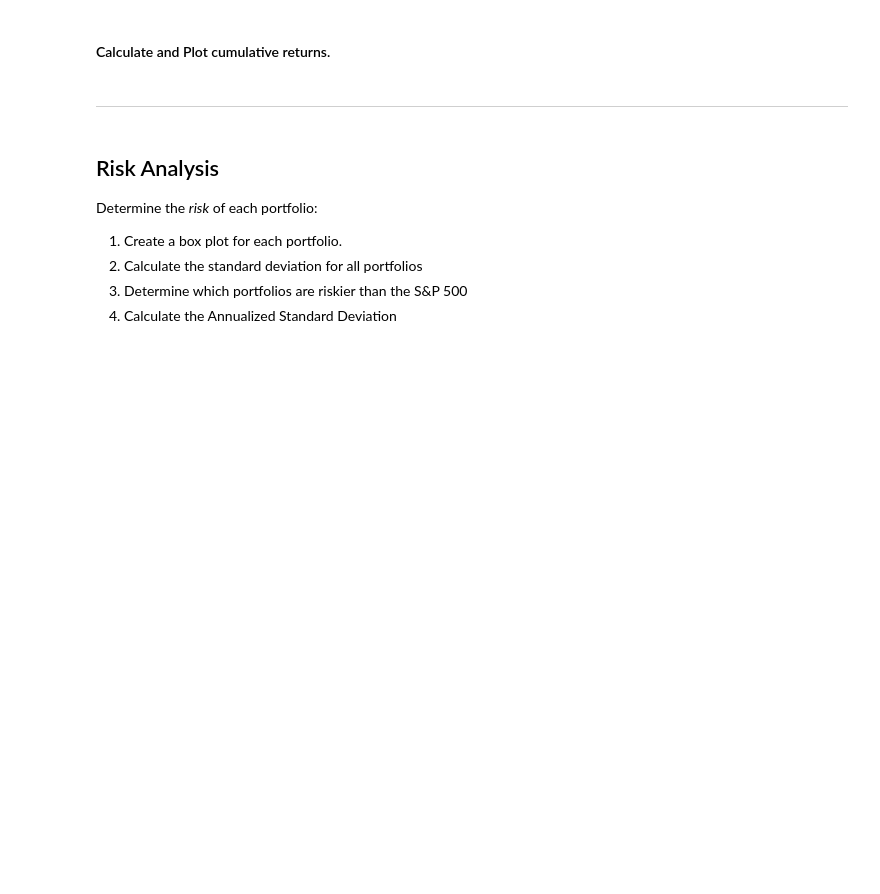
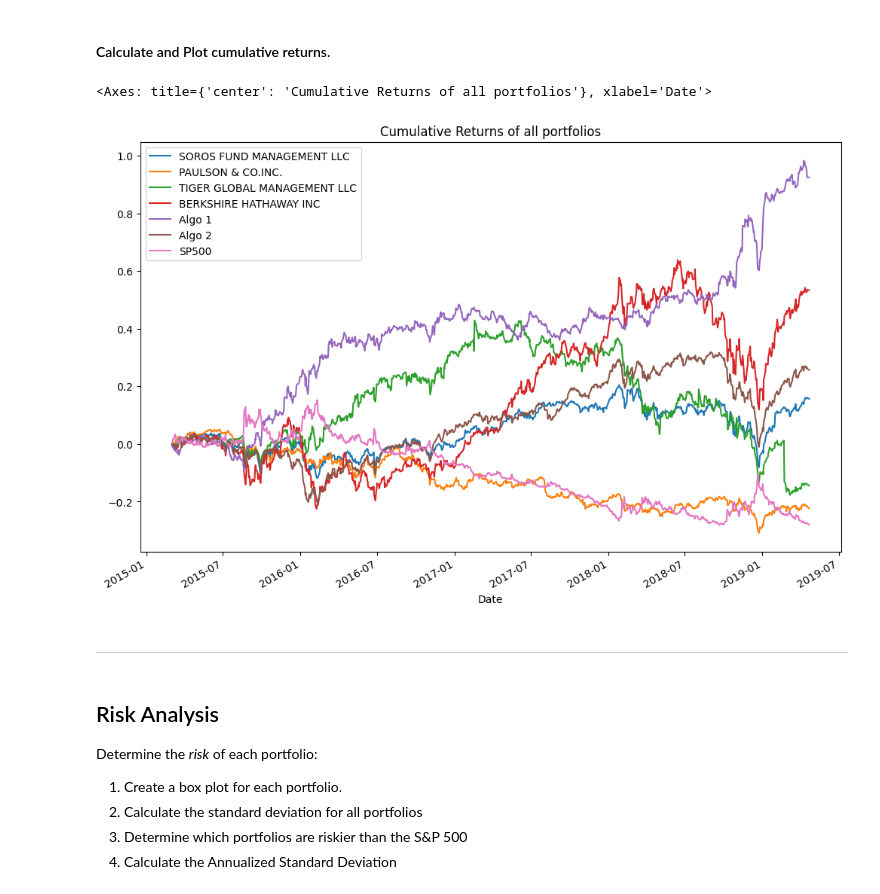
Before and after one commit to quobebrew/Challenge-4, a Jupyter notebook: whale_analysis.ipynb, the cells around one changed output. Cells and saved outputs as stored; diff of their text form; code cells hidden in the pictures; blank space fills up the shorter version.

```diff
--- a/whale_analysis.ipynb
+++ b/whale_analysis.ipynb
@@ -268,8 +281,14 @@ In this section, you will calculate and visualize performance and risk metrics f
 #### Calculate and Plot cumulative returns.
 # %%
 # Calculate cumulative returns of all portfolios
+cumulative_returns = (1 + combined_daily_returns_df).cumprod() - 1
+cumulative_returns
 
 # Plot cumulative returns
+cumulative_returns.plot(figsize=(12,8),title="Cumulative Returns of all portfolios")
+# %% [output]
+<Axes: title={'center': 'Cumulative Returns of all portfolios'}, xlabel='Date'>
+[figure, added]
 # %% [markdown]
 ---
 # %% [markdown]
```
Also changed, not shown: parts of 46 cells of this notebook.
